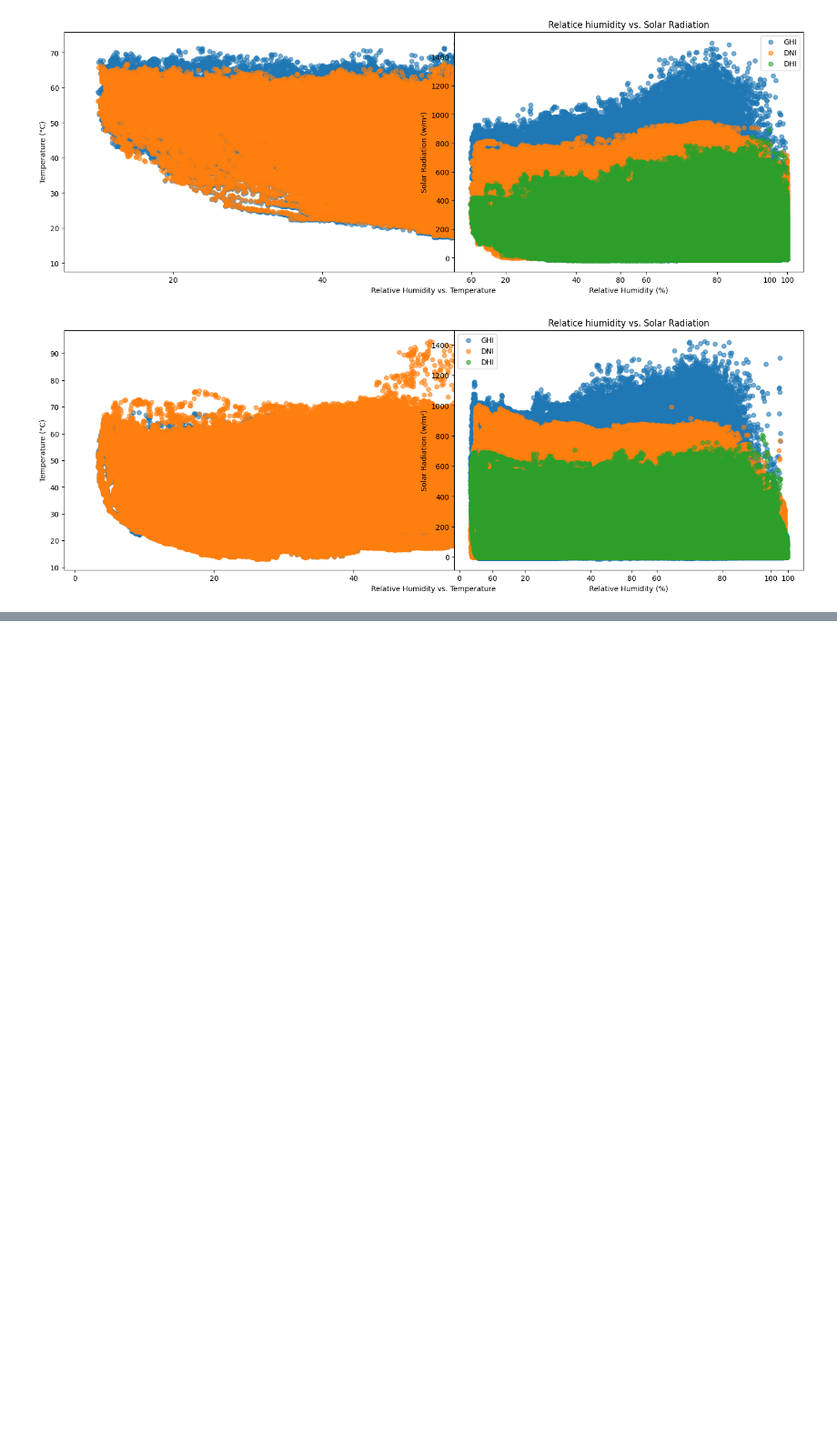
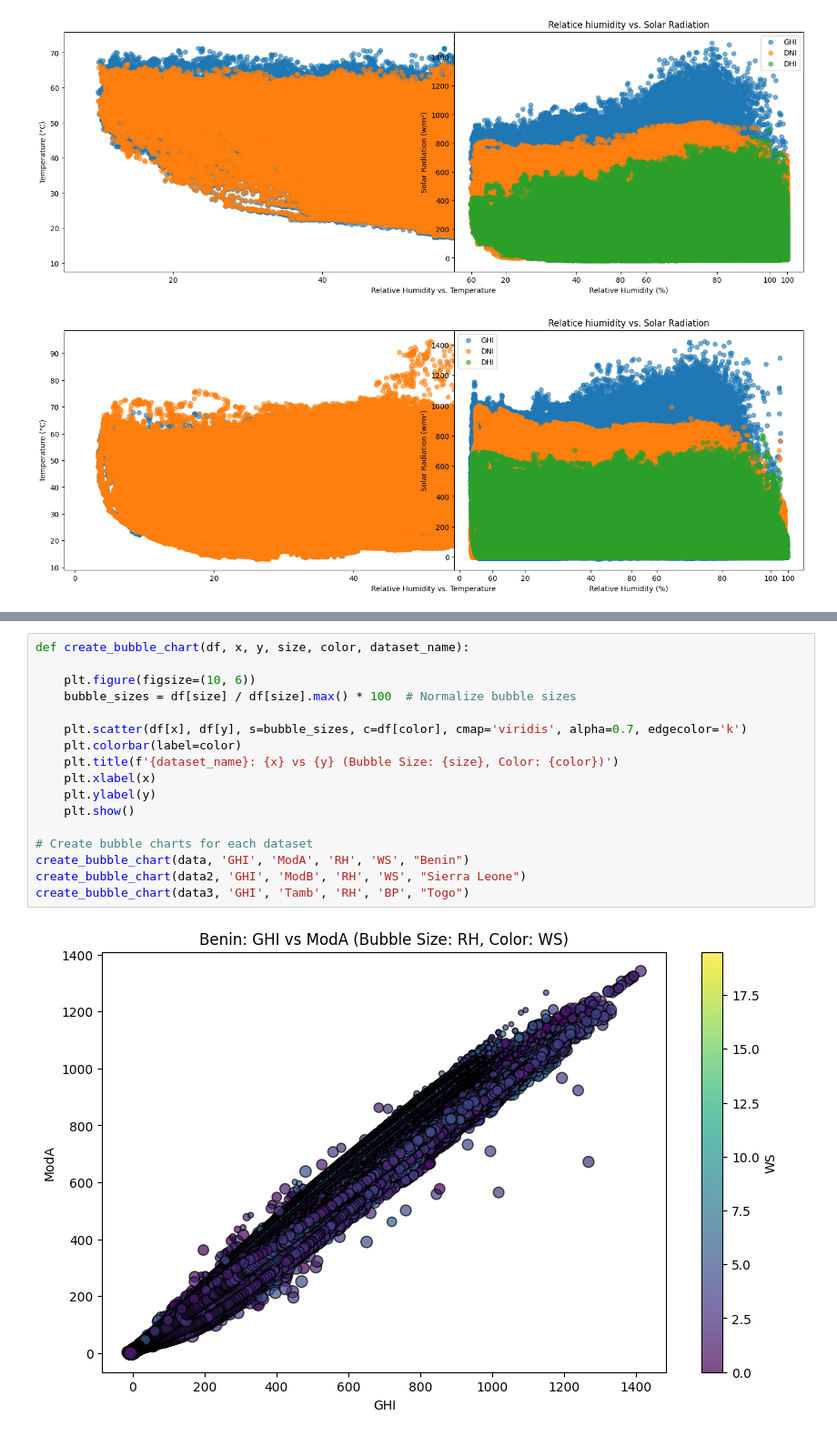
Before and after one commit to FikreMaryam/10A, a Jupyter notebook: app/maincolab.ipynb, the cells around one changed output, grey strips where cells are left out. Shown at 91% size. Drawn from its saved outputs; the diff is of its cells as text; blank space fills up the shorter version.

```diff
--- a/app/maincolab.ipynb
+++ b/app/maincolab.ipynb
@@ -247,0 +365,19 @@ KeyError: 'datetime'
+# %%
+def create_bubble_chart(df, x, y, size, color, dataset_name):
+
+    plt.figure(figsize=(10, 6))
+    bubble_sizes = df[size] / df[size].max() * 100  # Normalize bubble sizes
+
+    plt.scatter(df[x], df[y], s=bubble_sizes, c=df[color], cmap='viridis', alpha=0.7, edgecolor='k')
+    plt.colorbar(label=color)
+    plt.title(f'{dataset_name}: {x} vs {y} (Bubble Size: {size}, Color: {color})')
+    plt.xlabel(x)
+    plt.ylabel(y)
+    plt.show()
+
+# Create bubble charts for each dataset
+create_bubble_chart(data, 'GHI', 'ModA', 'RH', 'WS', "Benin")
+create_bubble_chart(data2, 'GHI', 'ModB', 'RH', 'WS', "Sierra Leone")
+create_bubble_chart(data3, 'GHI', 'Tamb', 'RH', 'BP', "Togo")
+# %% [output]
+[figure, added]
```
Also changed, not shown: parts of 8 cells of this notebook.
